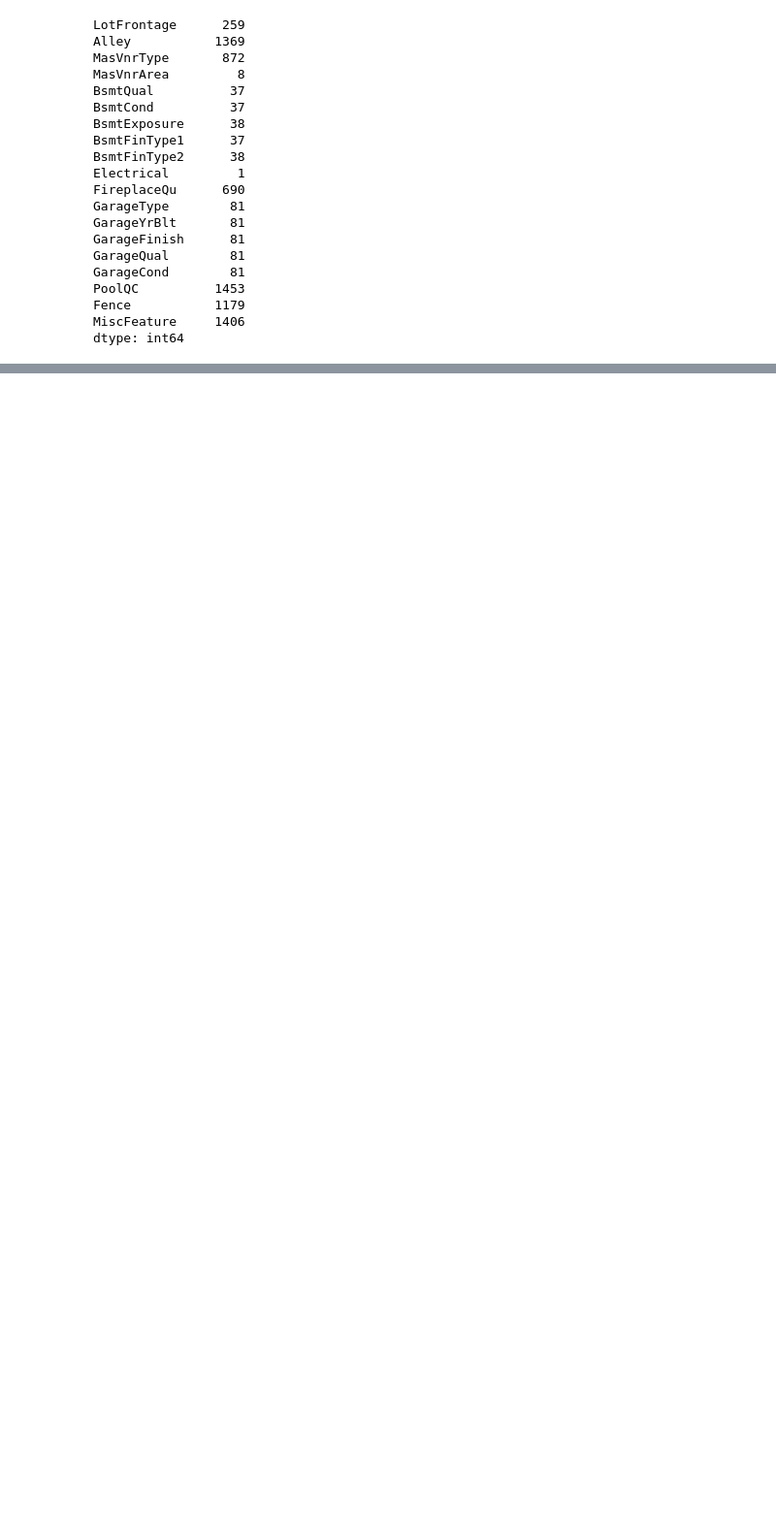
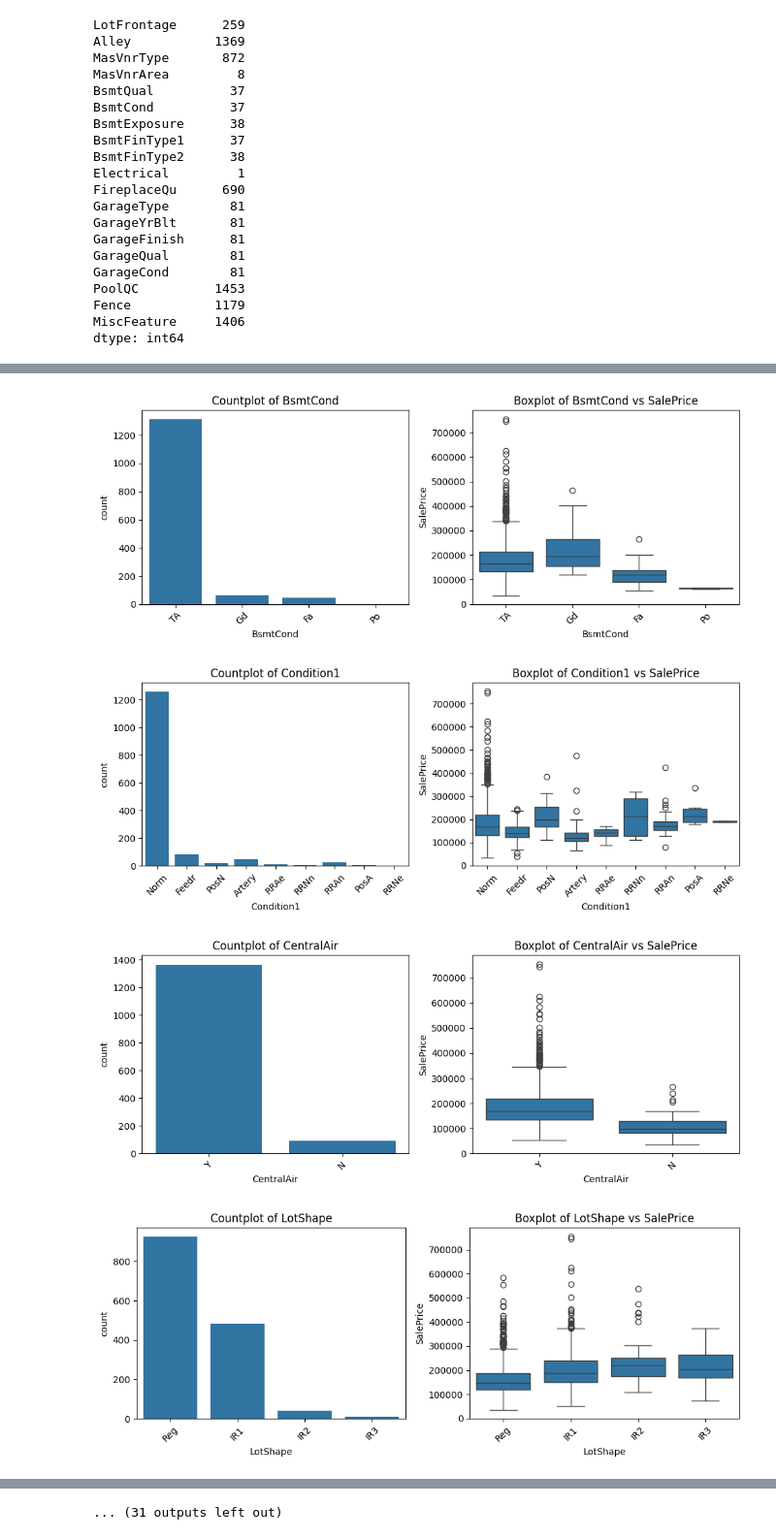
Before and after one commit to MiriMichaeli/ML_learning, a Jupyter notebook: home_price_model_prediction.ipynb, the cells around one changed output, grey strips where cells are left out. Shown at 97% size. Cells and saved outputs as stored; diff of their text form; code cells hidden in the pictures; blank space fills up the shorter version.

```diff
--- a/home_price_model_prediction.ipynb
+++ b/home_price_model_prediction.ipynb
@@ -148,0 +226,5 @@ dtype: int64
+# %%
+#Get the list of all numeric columns
+numeric_columns = df_train._get_numeric_data().columns.to_list()
+#Get the list of all categorial columns
+categorial_columns =  list(set(df_train.columns) - set(numeric_columns))
@@ -148,0 +236,23 @@ dtype: int64
+# %%
+for col in categorial_columns:
+    fig, axes = plt.subplots(1, 2, figsize=(10, 4))
+
+    # Countplot: Display the number of samples for each category.
+    sns.countplot(x=col, data=df_train, ax=axes[0])
+    axes[0].set_title(f'Countplot of {col}')
+
+    # Boxplot: Display the SalePrice distribution for each category.
+    sns.boxplot(x=col, y='SalePrice', data=df_train, ax=axes[1])
+    axes[1].set_title(f'Boxplot of {col} vs SalePrice')
+
+    # Rotate x-axis labels in all subplots to 45 degrees
+    for ax in axes:
+        ax.tick_params(axis='x', labelrotation=45)
+
+    plt.tight_layout()
+    plt.show()
+# %% [output]
+[figure, added]
+[figure, added]
+[figure, added]
+[figure, added]
@@ -148,0 +267 @@ dtype: int64
+... (31 outputs left out)
```
Also changed, not shown: parts of 31 cells of this notebook.
